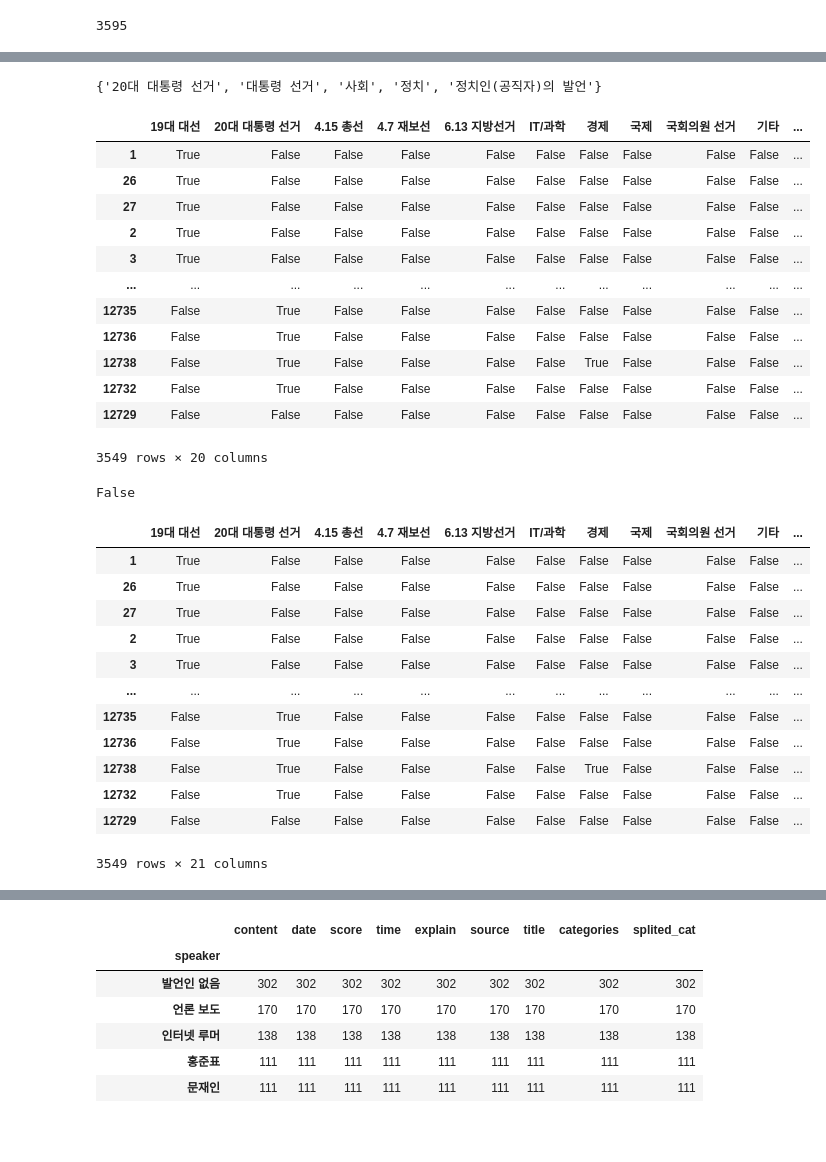
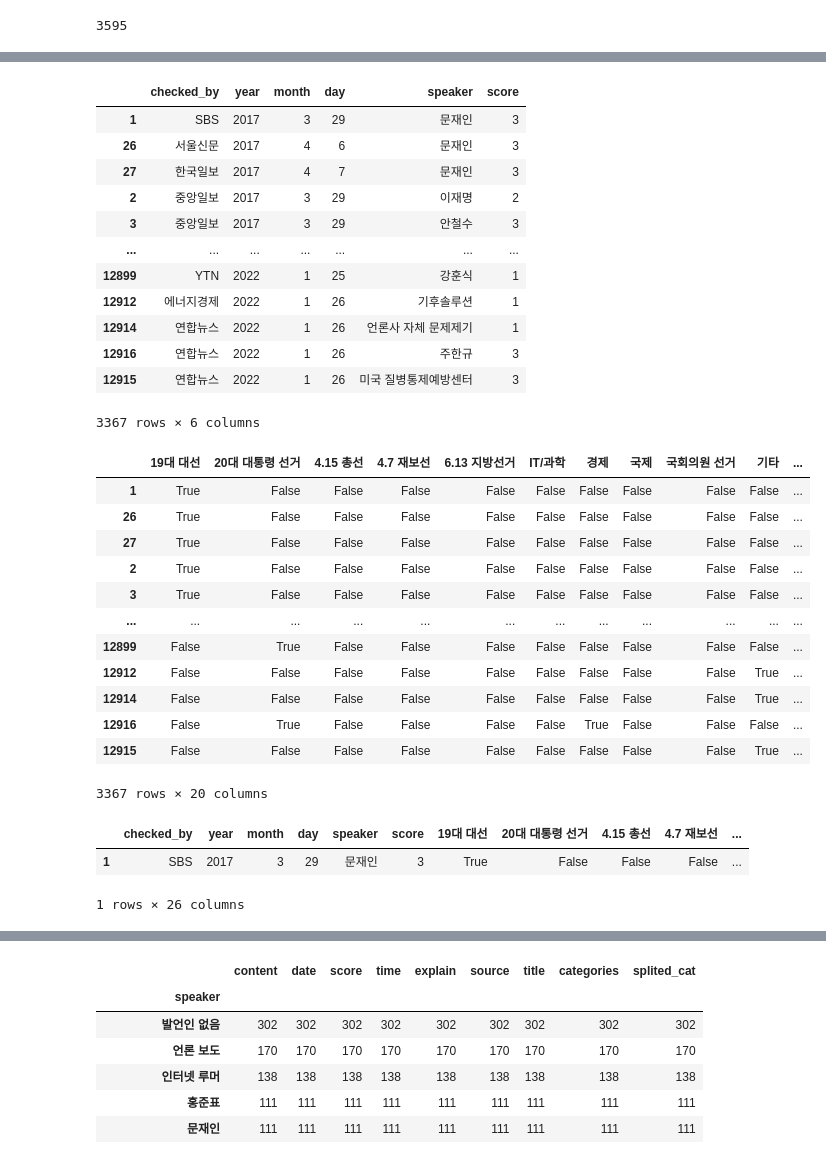
Before and after one commit to 2chanhaeng/snu-factcheck-analytics, a Jupyter notebook: scrap/snu-factcheck.ipynb, the cells around one changed output, grey strips where cells are left out. Cells and saved outputs as stored; diff of their text form; code cells hidden in the pictures; blank space fills up the shorter version.

```diff
--- a/scrap/snu-factcheck.ipynb
+++ b/scrap/snu-factcheck.ipynb
@@ -84,0 +75,10 @@ for info in fc_dict.values():
+# %%
+date_splited = {}
+non_date = {}
+for id, fc in score_nz.items():
+    if fc['date'] == '':
+        non_date[id] = fc.copy()
+        continue
+    date_splited[id] = fc.copy() | {k:v for k, v in zip(('year','month','day'), map(int, fc['date'].split('.')))}
+print(len(date_splited), len(non_date))
+print(score_nz.keys() == non_date.keys() | date_splited.keys())
@@ -85,4 +88,4 @@ for info in fc_dict.values():
 # %%
-fc_df = pd.DataFrame(fc_dict).T
+fc_df = pd.DataFrame(date_splited).T
 fc_df.head(1)
 # %% [output]
@@ -91,4 +93,0 @@ fc_df.head(1)
-# %%
-display(fc_df.T[12735]["splited_cat"])
-# %% [output]
-{'20대 대통령 선거', '대통령 선거', '사회', '정치', '정치인(공직자)의 발언'}
@@ -95,8 +96,25 @@ display(fc_df.T[12735]["splited_cat"])
+# %%
+info_df = fc_df[['checked_by', 'year','month','day', 'speaker', 'score']]
+info_df
+# %% [output]
+|  | checked_by | year | month | day | speaker | score |
+| 1 | SBS | 2017 | 3 | 29 | 문재인 | 3 |
+| 26 | 서울신문 | 2017 | 4 | 6 | 문재인 | 3 |
+| 27 | 한국일보 | 2017 | 4 | 7 | 문재인 | 3 |
+| 2 | 중앙일보 | 2017 | 3 | 29 | 이재명 | 2 |
+| 3 | 중앙일보 | 2017 | 3 | 29 | 안철수 | 3 |
+| ... | ... | ... | ... | ... | ... | ... |
+| 12899 | YTN | 2022 | 1 | 25 | 강훈식 | 1 |
+| 12912 | 에너지경제 | 2022 | 1 | 26 | 기후솔루션 | 1 |
+| 12914 | 연합뉴스 | 2022 | 1 | 26 | 언론사 자체 문제제기 | 1 |
+| 12916 | 연합뉴스 | 2022 | 1 | 26 | 주한규 | 3 |
+| 12915 | 연합뉴스 | 2022 | 1 | 26 | 미국 질병통제예방센터 | 3 |
+3367 rows × 6 columns
 # %%
 cat_list = list(category_split)
 cat_list.sort()
 
-cat_df = pd.DataFrame([[cat in info["splited_cat"] for cat in cat_list] for id, info in fc_dict.items()], index=fc_df.index, columns=cat_list)
+cat_df = pd.DataFrame([[cat in info["splited_cat"] for cat in cat_list] for id, info in date_splited.items()], index=fc_df.index, columns=cat_list)
 cat_df
 # %% [output]
 |  | 19대 대선 | 20대 대통령 선거 | 4.15 총선 | 4.7 재보선 | 6.13 지방선거 | IT/과학 | 경제 | 국제 | 국회의원 선거 | 기타 | ... |
@@ -106,30 +124,16 @@ cat_df
 | 2 | True | False | False | False | False | False | False | False | False | False | ... |
 | 3 | True | False | False | False | False | False | False | False | False | False | ... |
 | ... | ... | ... | ... | ... | ... | ... | ... | ... | ... | ... | ... |
-| 12735 | False | True | False | False | False | False | False | False | False | False | ... |
-| 12736 | False | True | False | False | False | False | False | False | False | False | ... |
-| 12738 | False | True | False | False | False | False | True | False | False | False | ... |
-| 12732 | False | True | False | False | False | False | False | False | False | False | ... |
-| 12729 | False | False | False | False | False | False | False | False | False | False | ... |
+| 12899 | False | True | False | False | False | False | False | False | False | False | ... |
+| 12912 | False | False | False | False | False | False | False | False | False | True | ... |
+| 12914 | False | False | False | False | False | False | False | False | False | True | ... |
+| 12916 | False | True | False | False | False | False | True | False | False | False | ... |
+| 12915 | False | False | False | False | False | False | False | False | False | True | ... |
-3549 rows × 20 columns
+3367 rows × 20 columns
-# %%
-cat_score.isna().any().any()
-# %% [output]
-False
 # %%
-cat_score = pd.DataFrame.merge(cat_df, fc_df["score"], left_index=True, right_index=True).fillna(0)
-cat_score
+info_cat_df = pd.DataFrame.merge(info_df,cat_df, left_index=True, right_index=True).fillna(0)
+info_cat_df.head(1)
 # %% [output]
-|  | 19대 대선 | 20대 대통령 선거 | 4.15 총선 | 4.7 재보선 | 6.13 지방선거 | IT/과학 | 경제 | 국제 | 국회의원 선거 | 기타 | ... |
-| 1 | True | False | False | False | False | False | False | False | False | False | ... |
-| 26 | True | False | False | False | False | False | False | False | False | False | ... |
-| 27 | True | False | False | False | False | False | False | False | False | False | ... |
-| 2 | True | False | False | False | False | False | False | False | False | False | ... |
-| 3 | True | False | False | False | False | False | False | False | False | False | ... |
-| ... | ... | ... | ... | ... | ... | ... | ... | ... | ... | ... | ... |
-| 12735 | False | True | False | False | False | False | False | False | False | False | ... |
-| 12736 | False | True | False | False | False | False | False | False | False | False | ... |
-| 12738 | False | True | False | False | False | False | True | False | False | False | ... |
-| 12732 | False | True | False | False | False | False | False | False | False | False | ... |
-| 12729 | False | False | False | False | False | False | False | False | False | False | ... |
+|  | checked_by | year | month | day | speaker | score | 19대 대선 | 20대 대통령 선거 | 4.15 총선 | 4.7 재보선 | ... |
+| 1 | SBS | 2017 | 3 | 29 | 문재인 | 3 | True | False | False | False | ... |
-3549 rows × 21 columns
+1 rows × 26 columns
```
Also changed, not shown: parts of 42 cells of this notebook.
